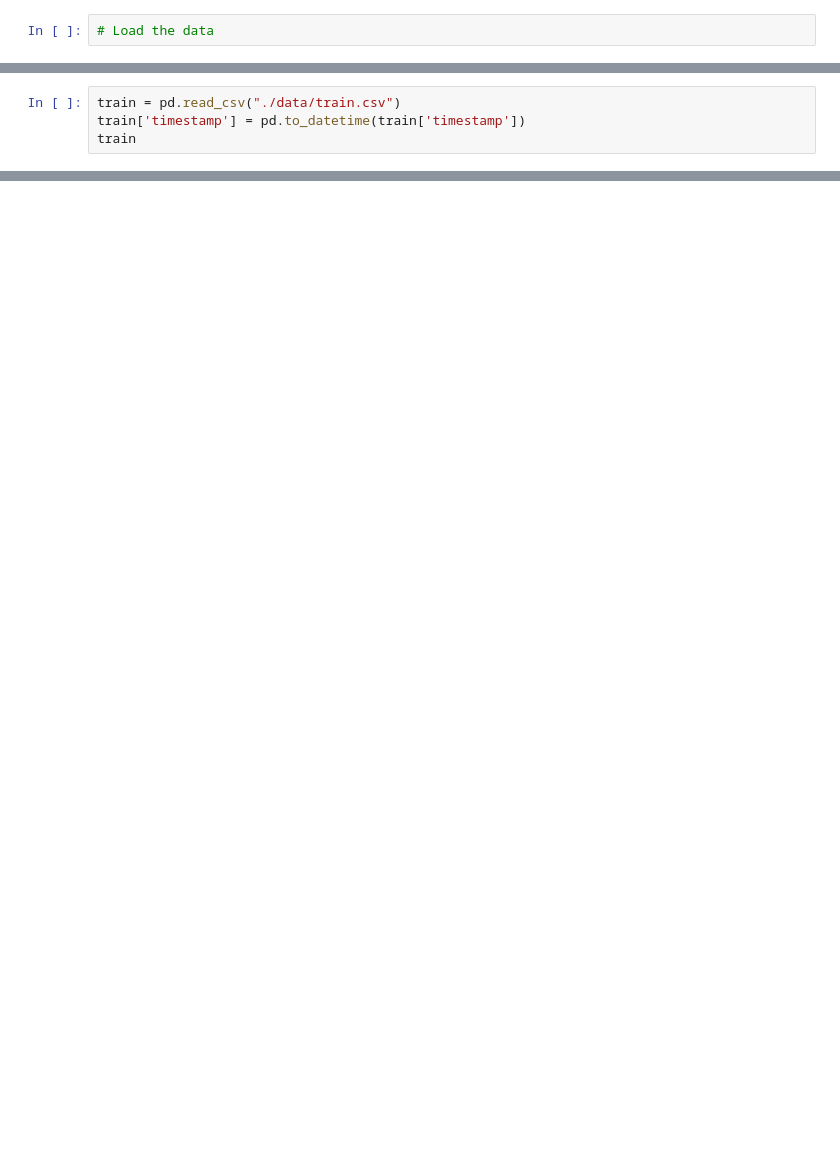
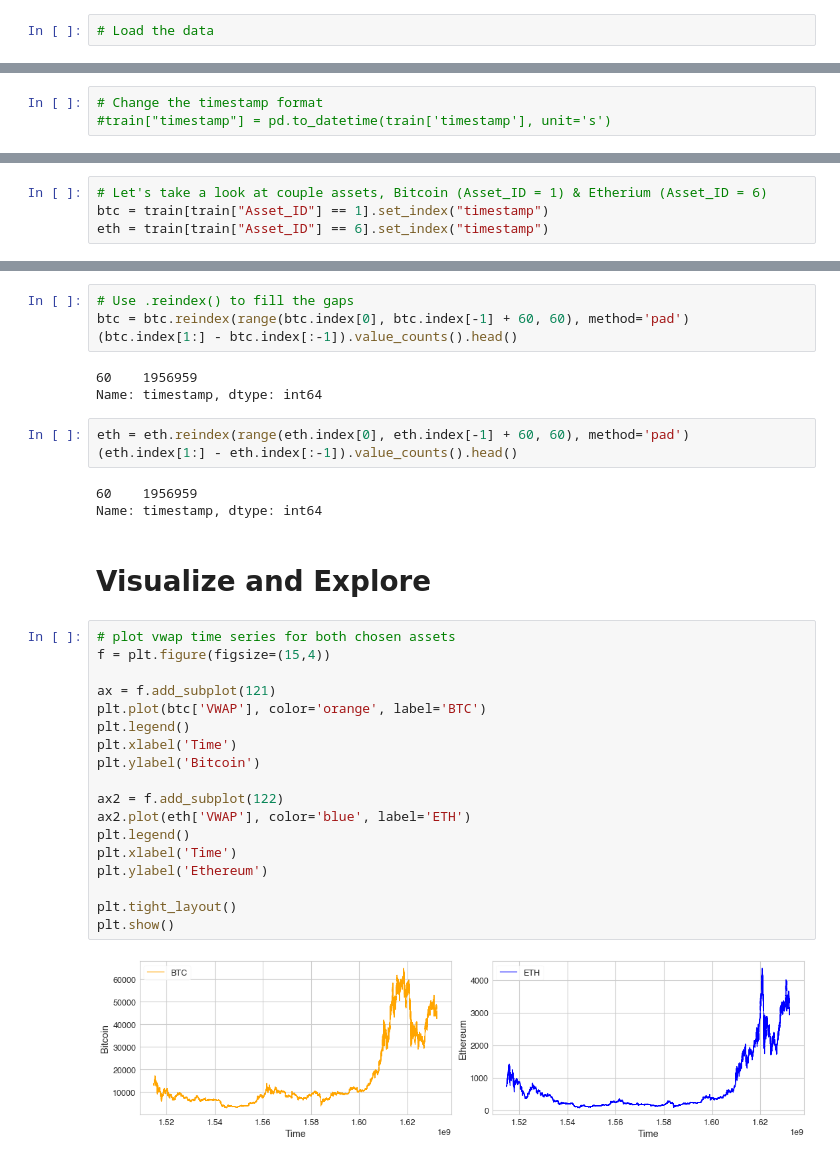
Before and after one commit to mdominguez2010/Kaggle_G_Research_Crypto, a Jupyter notebook: explore.ipynb, the cells around one changed output, grey strips where cells are left out. Cells and saved outputs as stored; diff of their text form; blank space fills up the shorter version.

Commit message:
cleaning data and performing analysis

```diff
--- a/explore.ipynb
+++ b/explore.ipynb
@@ -5,4 +31,3 @@ import pandas as pd
 # %%
-train = pd.read_csv("./data/train.csv")
-train['timestamp'] = pd.to_datetime(train['timestamp'])
-train
+# Change the timestamp format
+#train["timestamp"] = pd.to_datetime(train['timestamp'], unit='s')
@@ -36,0 +34,4 @@ Name: timestamp, Length: 24236806, dtype: datetime64[ns]
+# %%
+# Let's take a look at couple assets, Bitcoin (Asset_ID = 1) & Etherium (Asset_ID = 6)
+btc = train[train["Asset_ID"] == 1].set_index("timestamp")
+eth = train[train["Asset_ID"] == 6].set_index("timestamp")
@@ -36,0 +103,35 @@ Name: timestamp, Length: 24236806, dtype: datetime64[ns]
+# %%
+# Use .reindex() to fill the gaps
+btc = btc.reindex(range(btc.index[0], btc.index[-1] + 60, 60), method='pad')
+(btc.index[1:] - btc.index[:-1]).value_counts().head()
+# %% [output]
+60    1956959
+Name: timestamp, dtype: int64
+# %%
+eth = eth.reindex(range(eth.index[0], eth.index[-1] + 60, 60), method='pad')
+(eth.index[1:] - eth.index[:-1]).value_counts().head()
+# %% [output]
+60    1956959
+Name: timestamp, dtype: int64
+# %% [markdown]
+# Visualize and Explore
+# %%
+# plot vwap time series for both chosen assets
+f = plt.figure(figsize=(15,4))
+
+ax = f.add_subplot(121)
+plt.plot(btc['VWAP'], color='orange', label='BTC')
+plt.legend()
+plt.xlabel('Time')
+plt.ylabel('Bitcoin')
+
+ax2 = f.add_subplot(122)
+ax2.plot(eth['VWAP'], color='blue', label='ETH')
+plt.legend()
+plt.xlabel('Time')
+plt.ylabel('Ethereum')
+
+plt.tight_layout()
+plt.show()
+# %% [output]
+[figure, added]
```
Also changed, not shown: parts of 21 cells of this notebook.
